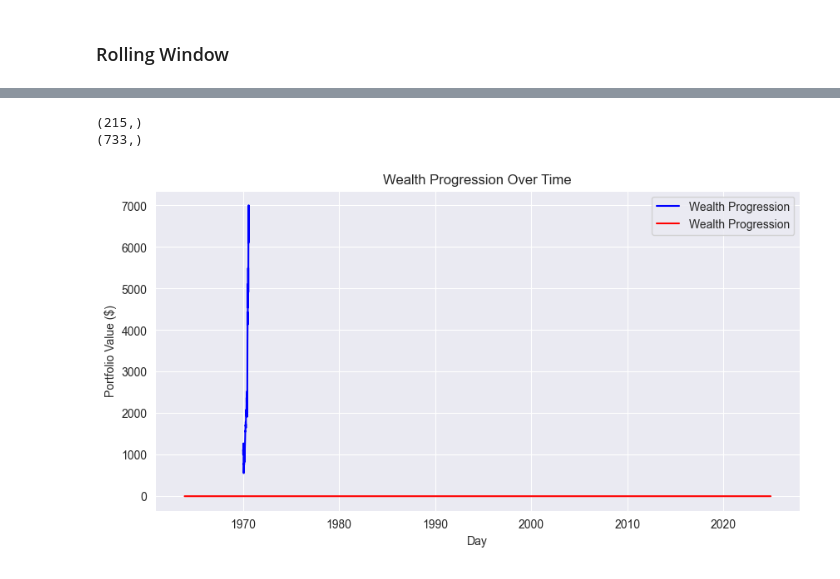
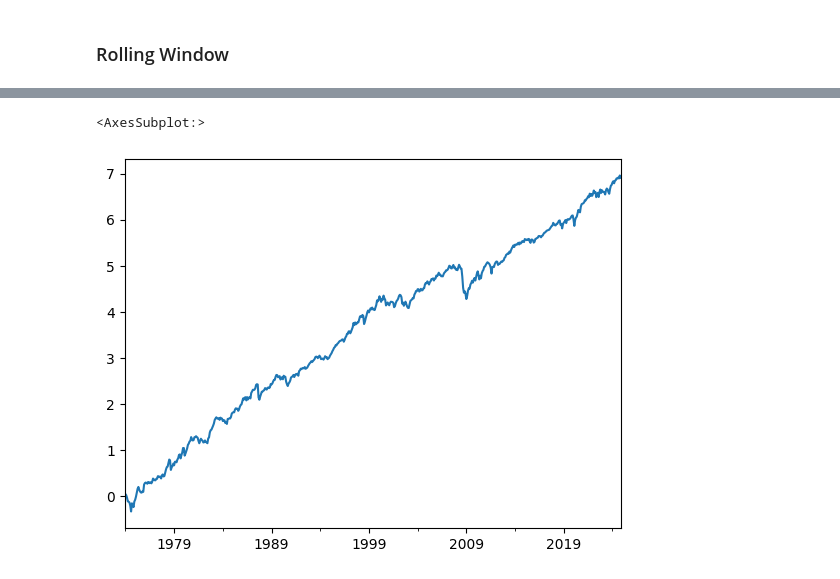
Before and after one commit to alessbressan/FINA60602A, a Jupyter notebook: project_2/Part_C.ipynb, the cells around one changed output, grey strips where cells are left out. Saved outputs shown, nothing was run; the diff lists cells and outputs as text; code cells hidden in the pictures.

```diff
--- a/project_2/Part_C.ipynb
+++ b/project_2/Part_C.ipynb
@@ -306,30 +294,5 @@ plt.hist(monthly_rets, bins= 50)
-# %%
-import seaborn as sns
-returns = np.array(clean_rets)
-
-initial_wealth = 1000
-wealth = initial_wealth * np.cumprod(1 + returns)
-print(wealth.shape)
-
-df_rets = pd.DataFrame({'Day': range(len(returns)), 'Wealth': wealth})
-
-wealth1 = initial_wealth * np.cumprod(1 + df_out.mean(axis=1).values)
-print(wealth1.shape)
-df_rets1 = pd.DataFrame({'Day': range(len(wealth1)), 'Wealth': wealth1})
-
-# Plot using Seaborn
-sns.set_style("darkgrid")
-plt.figure(figsize=(10, 5))
-sns.lineplot(data=df_rets, x="Day", y="Wealth", color="blue", label="Wealth Progression")
-sns.lineplot(data=df_out.mean(axis=1), color="red", label="Wealth Progression")
-
-# Labels and title
-plt.xlabel("Day")
-plt.ylabel("Portfolio Value ($)")
-plt.title("Wealth Progression Over Time")
-plt.legend()
-plt.show()
-# %% [output]
-(215,)
-(733,)
-[figure, removed]
+# %%
+np.log(np.cumprod(1 + monthly_rets)).plot()
+# %% [output]
+<AxesSubplot:>
+[figure, added]
```
Also changed, not shown: parts of 9 cells of this notebook, 1 other file.
